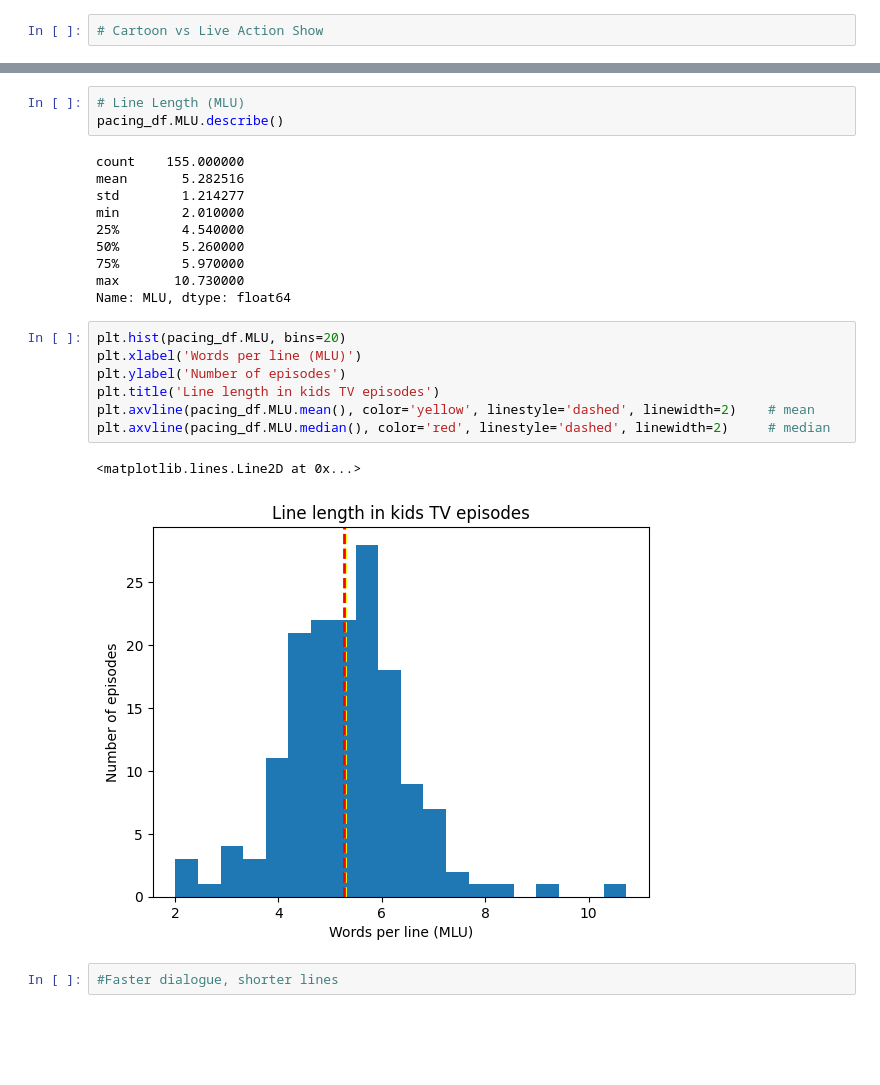
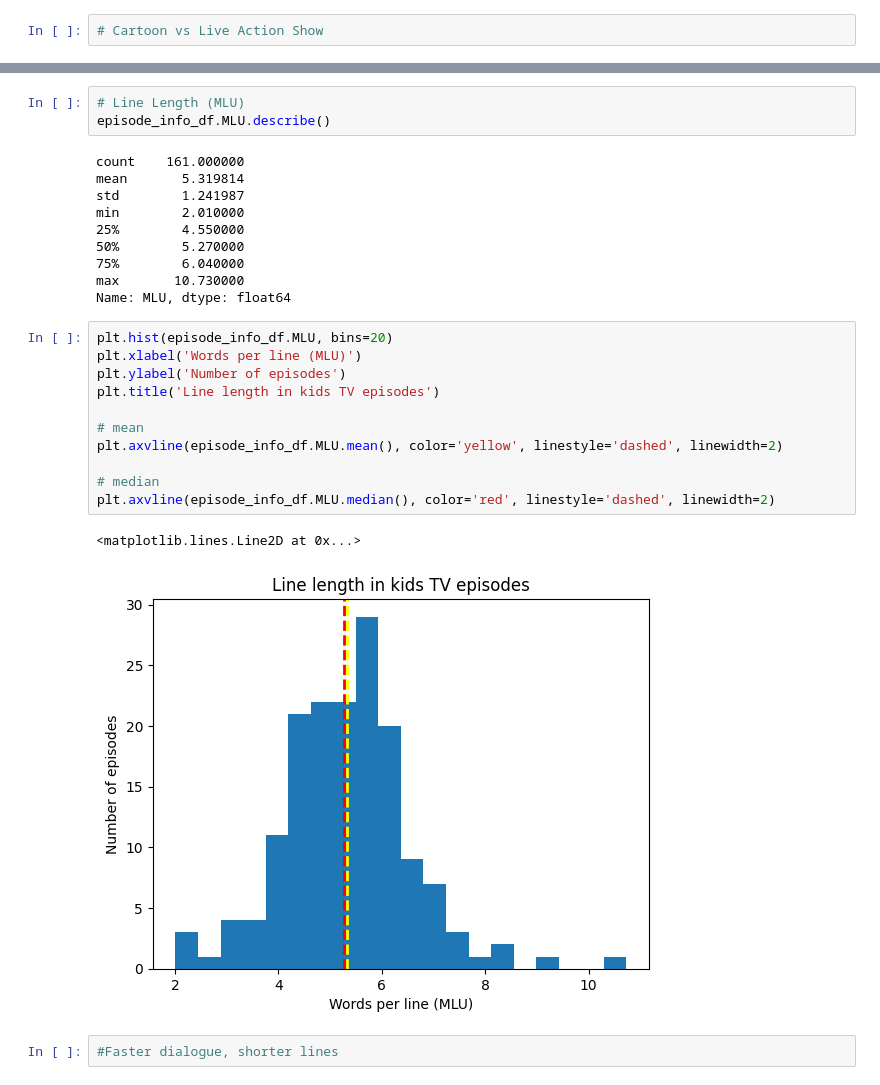
Before and after one commit to wei-lin-lai/wei-lin-lai-dataset-assignment, a Jupyter notebook: Wei-Lin_Lai_assignment_05_dataset.ipynb, the cells around one changed output, grey strips where cells are left out. Drawn from its saved outputs; the diff is of its cells as text; blank space fills up the shorter version.

```diff
--- a/Wei-Lin_Lai_assignment_05_dataset.ipynb
+++ b/Wei-Lin_Lai_assignment_05_dataset.ipynb
@@ -179,26 +181,30 @@ Text(0, 0.5, 'Number of episodes')
 # %%
 # Line Length (MLU)
-pacing_df.MLU.describe()
+episode_info_df.MLU.describe()
 # %% [output]
-count    155.000000
-mean       5.282516
-std        1.214277
+count    161.000000
+mean       5.319814
+std        1.241987
 min        2.010000
-25%        4.540000
-50%        5.260000
-75%        5.970000
+25%        4.550000
+50%        5.270000
+75%        6.040000
 max       10.730000
 Name: MLU, dtype: float64
 # %%
-plt.hist(pacing_df.MLU, bins=20)
+plt.hist(episode_info_df.MLU, bins=20)
 plt.xlabel('Words per line (MLU)')
 plt.ylabel('Number of episodes')
 plt.title('Line length in kids TV episodes')
-plt.axvline(pacing_df.MLU.mean(), color='yellow', linestyle='dashed', linewidth=2)    # mean
-plt.axvline(pacing_df.MLU.median(), color='red', linestyle='dashed', linewidth=2)     # median
+
+# mean
+plt.axvline(episode_info_df.MLU.mean(), color='yellow', linestyle='dashed', linewidth=2)
+
+# median
+plt.axvline(episode_info_df.MLU.median(), color='red', linestyle='dashed', linewidth=2)
 # %% [output]
 <matplotlib.lines.Line2D at 0x...>
-[figure, old version]
+[figure, new version]
 # %%
 #Faster dialogue, shorter lines
 # %%
```
Also changed, not shown: parts of 15 cells of this notebook.
